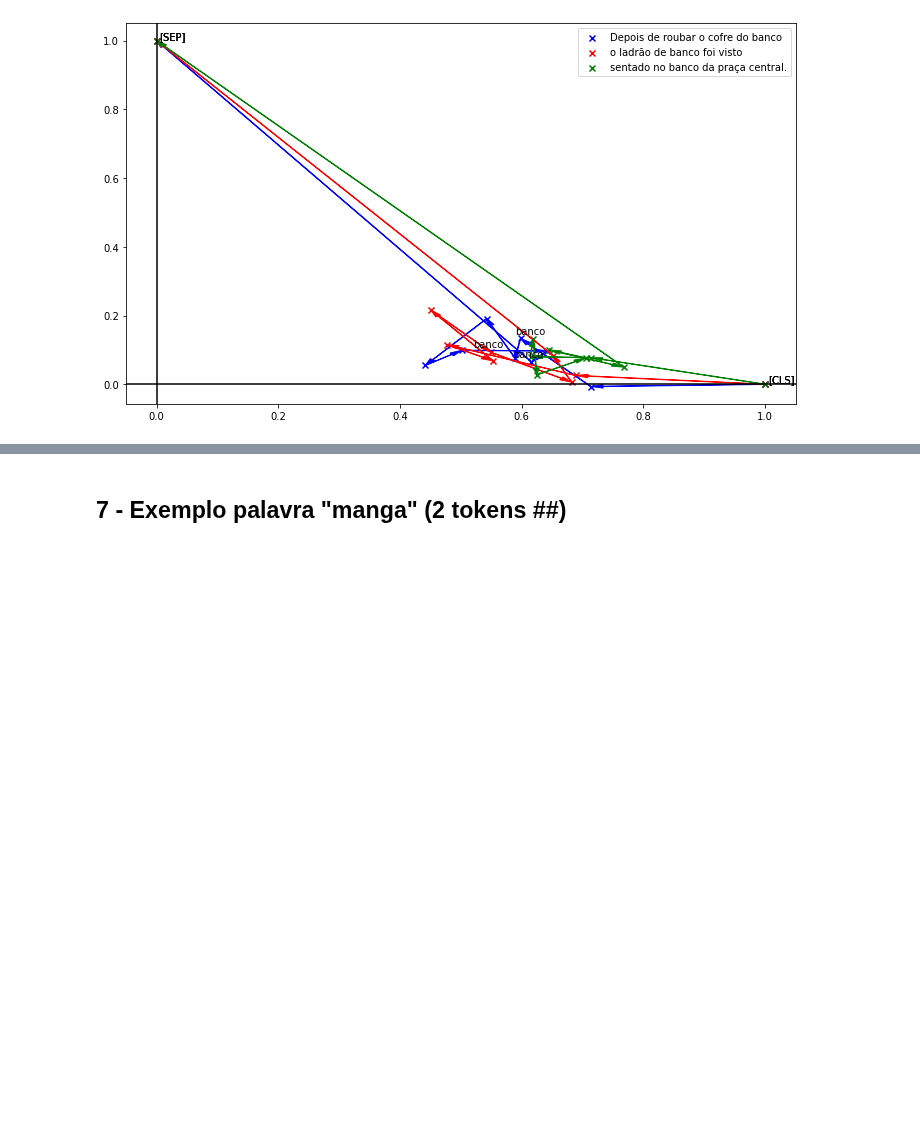
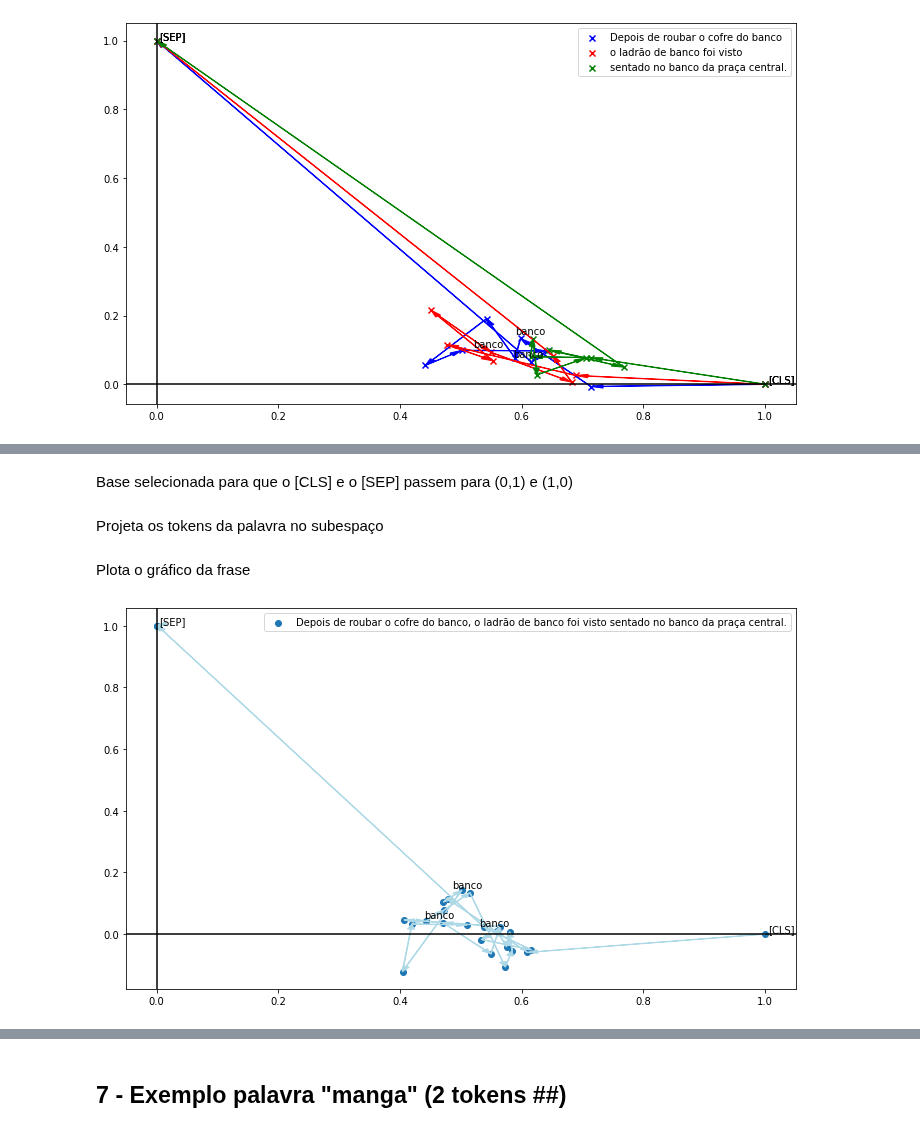
Before and after one commit to osmarbraz/exemplos_BERT, a Jupyter notebook: ExemplosWordEmbeddingContextualBERT_pt_br.ipynb, the cells around one changed output, grey strips where cells are left out. Drawn from its saved outputs; the diff is of its cells as text; code cells hidden in the pictures; blank space fills up the shorter version.

```diff
--- a/ExemplosWordEmbeddingContextualBERT_pt_br.ipynb
+++ b/ExemplosWordEmbeddingContextualBERT_pt_br.ipynb
@@ -582,0 +984,3 @@ plt.show()
+# %%
+for i, token_str in enumerate(texto_tokenizado):
+  print (i, token_str)
@@ -582,0 +1075,41 @@ plt.show()
+# %%
+# Transforma tokens embeddings em um array
+embeddings = token_embeddings.numpy()
+# %% [markdown]
+Base selecionada para que o [CLS] e o [SEP] passem para (0,1) e (1,0)
+# %%
+# Converte para um array
+W = np.array(embeddings)
+# Transforma em um array
+B = np.array([embeddings[0], embeddings[-1]])
+# Inverte B.T
+Bi = np.linalg.pinv(B.T)
+# %% [markdown]
+Projeta os tokens da palavra no subespaço
+# %%
+Wp = np.matmul(Bi,W.T)
+# %% [markdown]
+Plota o gráfico da frase
+# %%
+# Aumenta o tamanho da plotagem do gráfico
+plt.figure(figsize=(12,7))
+plt.axhline(color='black')
+plt.axvline(color='black')
+plt.scatter(Wp[0,:], Wp[1,:], label=texto)
+rX = max(Wp[0,:])-min(Wp[0,:])
+rY = max(Wp[1,:])-min(Wp[1,:])
+rM = max(rX, rY)
+eps = 0.005
+for i, token in enumerate(texto_tokenizado):
+    if token in ['[CLS]', '[SEP]']:
+        plt.annotate(token, (Wp[0,i]+rX*eps, Wp[1,i]+rX*eps))
+    if token == 'banco':
+        plt.annotate(token, (Wp[0,i]+rX*eps*-6, Wp[1,i]+rX*eps*3))
+    if i>0:
+        plt.arrow(Wp[0,i-1],Wp[1,i-1], Wp[0,i]-Wp[0,i-1], Wp[1,i]-Wp[1,i-1], color='lightblue', head_length=rM*eps*3, head_width=rM*eps*2, length_includes_head=True)
+plt.legend()
+
+# Mostra o gráfico
+plt.show()
+# %% [output]
+[figure, added]
```
Also changed, not shown: parts of 129 cells of this notebook.
